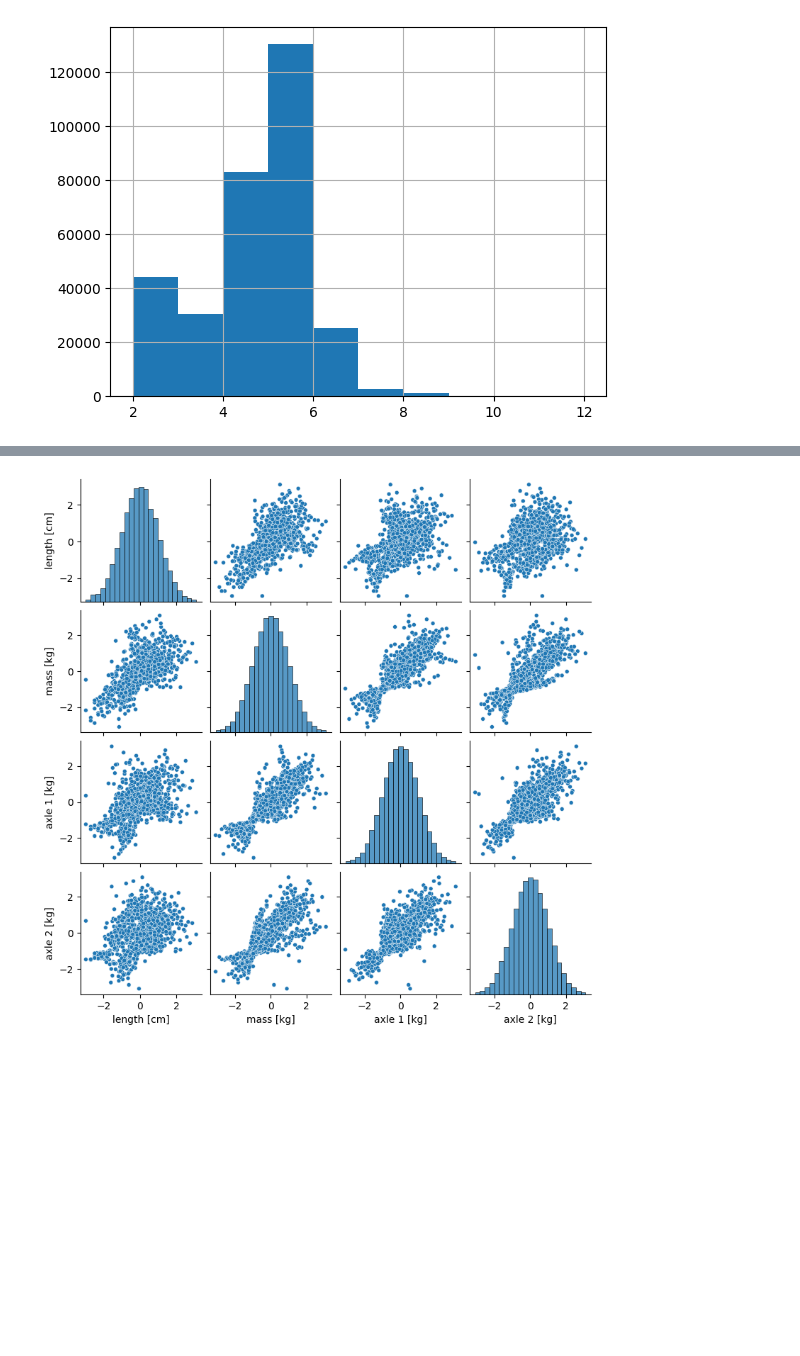
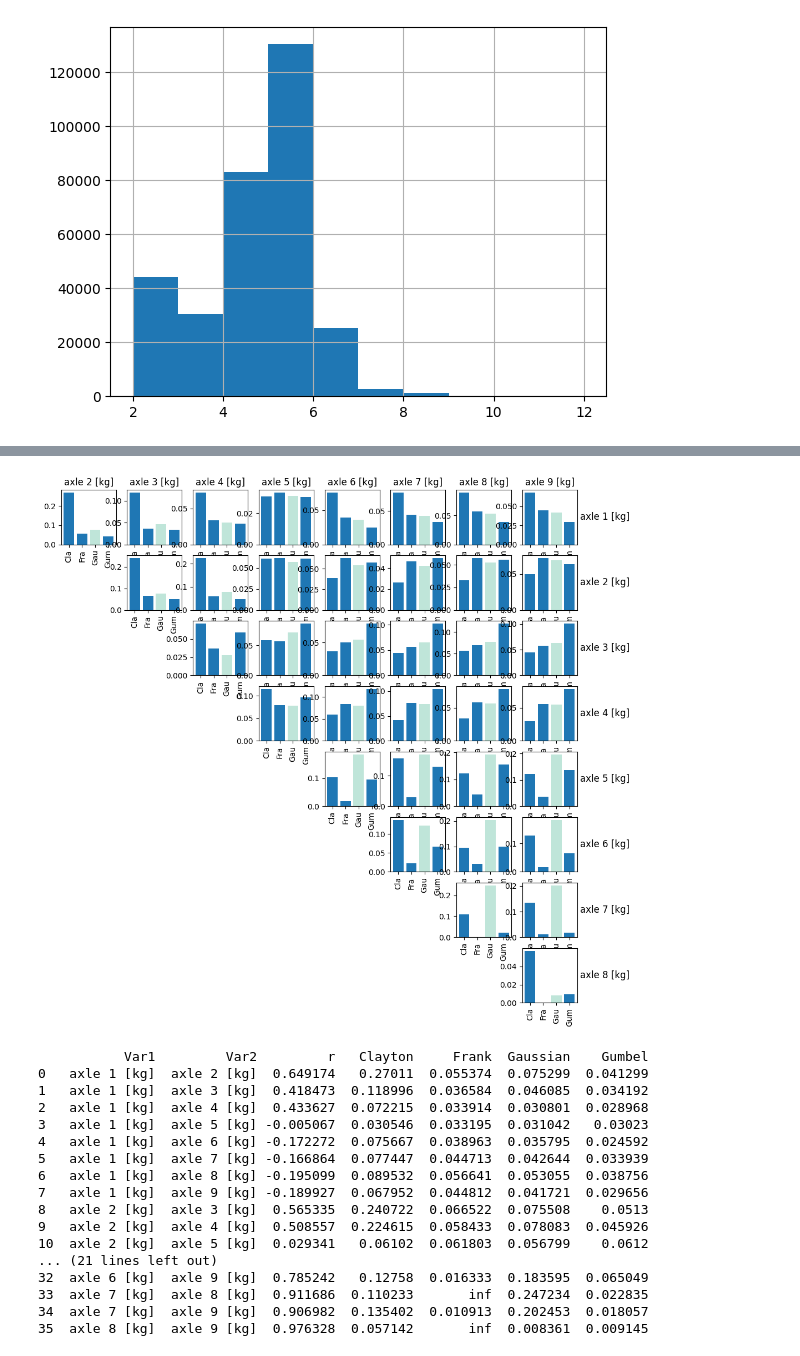
Before and after one commit to agrooten/MORE, a Jupyter notebook: WIM_data/WIM_data_NL.ipynb, the cells around one changed output, grey strips where cells are left out. Saved outputs shown, nothing was run; the diff lists cells and outputs as text; code cells hidden in the pictures; blank space fills up the shorter version.

```diff
--- a/WIM_data/WIM_data_NL.ipynb
+++ b/WIM_data/WIM_data_NL.ipynb
@@ -285,13 +273,42 @@ Saved pair plot for 7 axles to 'pairplot_axles_7.png'
 # %%
-def sd_normal(data):
-    M = data.shape[0]  # Reading number of observations per node
-    ranks = data.rank(axis=0)
-    u_hat = ranks / (M + 1)
-    sd_data = stats.norm.ppf(u_hat)
-    return sd_data
+import warnings
+warnings.filterwarnings("ignore")
 
-sd_data = pd.DataFrame(sd_normal(data.iloc[:1000,6:10]), columns = data.iloc[:1000,6:10].columns)
-sns.pairplot(sd_data, height=2,plot_kws=dict(size=0.1))
-plt.show()
+data = axles_data[9].reset_index(drop=True)
+#data = data.sample(n=1000, random_state=42)
+#print(data)
+
+names = ['axle 1 [kg]', 'axle 2 [kg]','axle 3 [kg]', 'axle 4 [kg]', 'axle 5 [kg]','axle 6 [kg]','axle 7 [kg]', 'axle 8 [kg]','axle 9 [kg]']
+M = cvm_statistic(data, names, plot=True, fig_name='')
+print(M)
+
+# for axle_count, subset_data in axles_data.items():
+#     if axle_count == 2:
+#         continue
+#     data = subset_data.reset_index(drop=True)
+#     data = data.sample(n=1000, random_state=42)
+
+#     names = [f'axle {axle} [kg]' for axle in range(1, axle_count+1)]
+#     print(names)
+
+#     M = cvm_statistic(data, names, plot=True, fig_name='')
+#     print(M)
 # %% [output]
-[figure, old version]
+[figure, new version]
+           Var1         Var2         r   Clayton     Frank  Gaussian    Gumbel
+0   axle 1 [kg]  axle 2 [kg]  0.649174   0.27011  0.055374  0.075299  0.041299
+1   axle 1 [kg]  axle 3 [kg]  0.418473  0.118996  0.036584  0.046085  0.034192
+2   axle 1 [kg]  axle 4 [kg]  0.433627  0.072215  0.033914  0.030801  0.028968
+3   axle 1 [kg]  axle 5 [kg] -0.005067  0.030546  0.033195  0.031042   0.03023
+4   axle 1 [kg]  axle 6 [kg] -0.172272  0.075667  0.038963  0.035795  0.024592
+5   axle 1 [kg]  axle 7 [kg] -0.166864  0.077447  0.044713  0.042644  0.033939
+6   axle 1 [kg]  axle 8 [kg] -0.195099  0.089532  0.056641  0.053055  0.038756
+7   axle 1 [kg]  axle 9 [kg] -0.189927  0.067952  0.044812  0.041721  0.029656
+8   axle 2 [kg]  axle 3 [kg]  0.565335  0.240722  0.066522  0.075508    0.0513
+9   axle 2 [kg]  axle 4 [kg]  0.508557  0.224615  0.058433  0.078083  0.045926
+10  axle 2 [kg]  axle 5 [kg]  0.029341   0.06102  0.061803  0.056799    0.0612
+... (21 lines left out)
+32  axle 6 [kg]  axle 9 [kg]  0.785242   0.12758  0.016333  0.183595  0.065049
+33  axle 7 [kg]  axle 8 [kg]  0.911686  0.110233       inf  0.247234  0.022835
+34  axle 7 [kg]  axle 9 [kg]  0.906982  0.135402  0.010913  0.202453  0.018057
+35  axle 8 [kg]  axle 9 [kg]  0.976328  0.057142       inf  0.008361  0.009145
```
Also changed, not shown: parts of 4 cells of this notebook, 9 other files.
